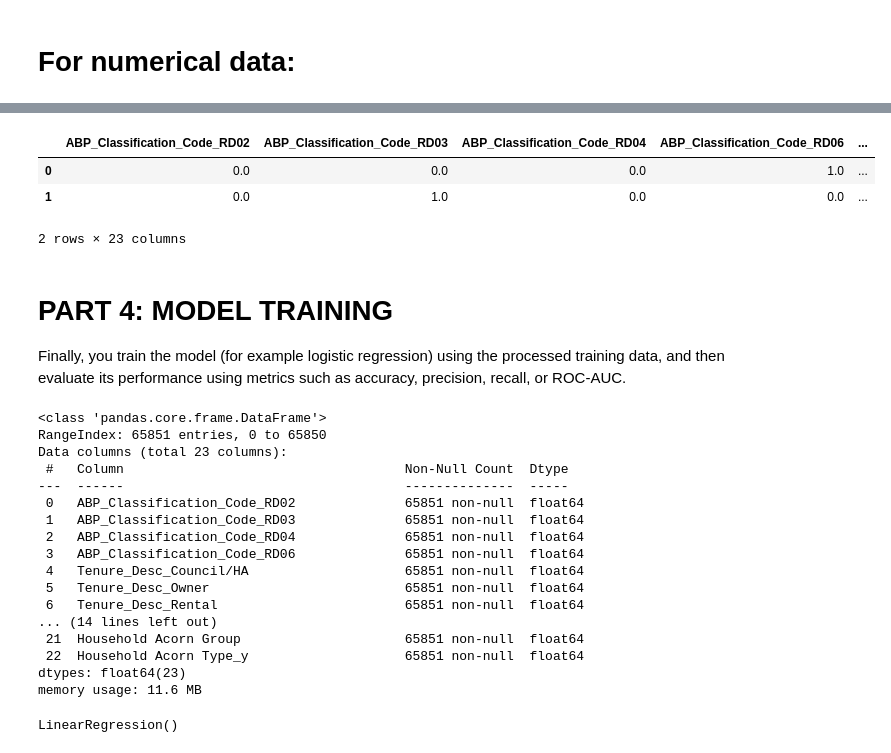
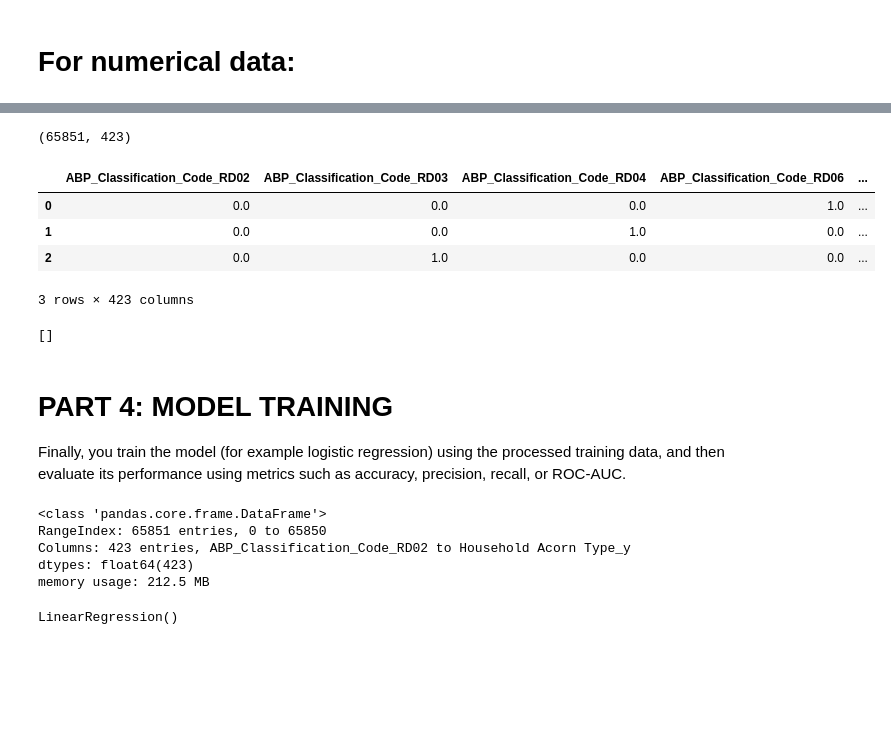
Before and after one commit to admason/C_Spark_Project, a Jupyter notebook: H_SFTY_1_DataCleanse_Exploration.ipynb, the cells around one changed output, grey strips where cells are left out. Drawn from its saved outputs; the diff is of its cells as text; code cells hidden in the pictures; blank space fills up the shorter version.

```diff
--- a/H_SFTY_1_DataCleanse_Exploration.ipynb
+++ b/H_SFTY_1_DataCleanse_Exploration.ipynb
@@ -609,0 +534,8 @@ X_t
+# %%
+X = X_train_obj[['ABP_Classification_Code', 'Tenure_Desc', 'Local Custodian Name','LSOA11CD']]
+
+encoded = ohe.fit_transform(X)
+feature_names = ohe.get_feature_names_out(['ABP_Classification_Code', 'Tenure_Desc', 'Local Custodian Name','LSOA11CD'])
+
+X_train_obj_ohe = pd.DataFrame(encoded, columns = feature_names)
+X_train_obj_ohe.head(2)
@@ -770,12 +611,29 @@ plt.show()
 # %%
-X_train_Engineered = pd.merge(X_train_obj_ohe, X_train_scaled_df, left_index=True, right_index=True, how ='inner')
+X_train_F_Eng = pd.merge(X_train_obj_ohe, X_train_scaled_df, left_index=True, right_index=True, how ='inner')
-# %%
-X_train_Engineered.head(2)
-# %% [output]
-|  | ABP_Classification_Code_RD02 | ABP_Classification_Code_RD03 | ABP_Classification_Code_RD04 | ABP_Classification_Code_RD06 | ... |
-| 0 | 0.0 | 0.0 | 0.0 | 1.0 | ... |
-| 1 | 0.0 | 1.0 | 0.0 | 0.0 | ... |
-2 rows × 23 columns
+# %%
+X_train_F_Eng.shape
+# %% [output]
+(65851, 423)
+# %%
+X_train_F_Eng.head(3)
+# %% [output]
+|  | ABP_Classification_Code_RD02 | ABP_Classification_Code_RD03 | ABP_Classification_Code_RD04 | ABP_Classification_Code_RD06 | ... |
+| 0 | 0.0 | 0.0 | 0.0 | 1.0 | ... |
+| 1 | 0.0 | 0.0 | 1.0 | 0.0 | ... |
+| 2 | 0.0 | 1.0 | 0.0 | 0.0 | ... |
+3 rows × 423 columns
+# %%
+
+columns = X_train_Engineered.columns
+def f_cols(columns, q):
+    list = []
+    if q == 'Y':
+        for c in columns:
+            list.append(c)
+    return list
+f_cols(columns, 'N')
+# %% [output]
+[]
 # %% [markdown]
 # PART 4: MODEL TRAINING
 
@@ -783,25 +641,13 @@ Finally, you train the model (for example logistic regression) using the process
 # %%
 ### Linear Regression Trial
 # %%
-X_train_Engineered.info()
+X_train_F_Eng.info()
 # %% [output]
 <class 'pandas.core.frame.DataFrame'>
 RangeIndex: 65851 entries, 0 to 65850
-Data columns (total 23 columns):
- #   Column                                    Non-Null Count  Dtype
----  ------                                    --------------  -----
- 0   ABP_Classification_Code_RD02              65851 non-null  float64
- 1   ABP_Classification_Code_RD03              65851 non-null  float64
- 2   ABP_Classification_Code_RD04              65851 non-null  float64
- 3   ABP_Classification_Code_RD06              65851 non-null  float64
- 4   Tenure_Desc_Council/HA                    65851 non-null  float64
- 5   Tenure_Desc_Owner                         65851 non-null  float64
- 6   Tenure_Desc_Rental                        65851 non-null  float64
-... (14 lines left out)
- 21  Household Acorn Group                     65851 non-null  float64
- 22  Household Acorn Type_y                    65851 non-null  float64
-dtypes: float64(23)
-memory usage: 11.6 MB
+Columns: 423 entries, ABP_Classification_Code_RD02 to Household Acorn Type_y
+dtypes: float64(423)
+memory usage: 212.5 MB
 # %%
 from sklearn.linear_model import LinearRegression
 # %%
```
Also changed, not shown: parts of 63 cells of this notebook.
